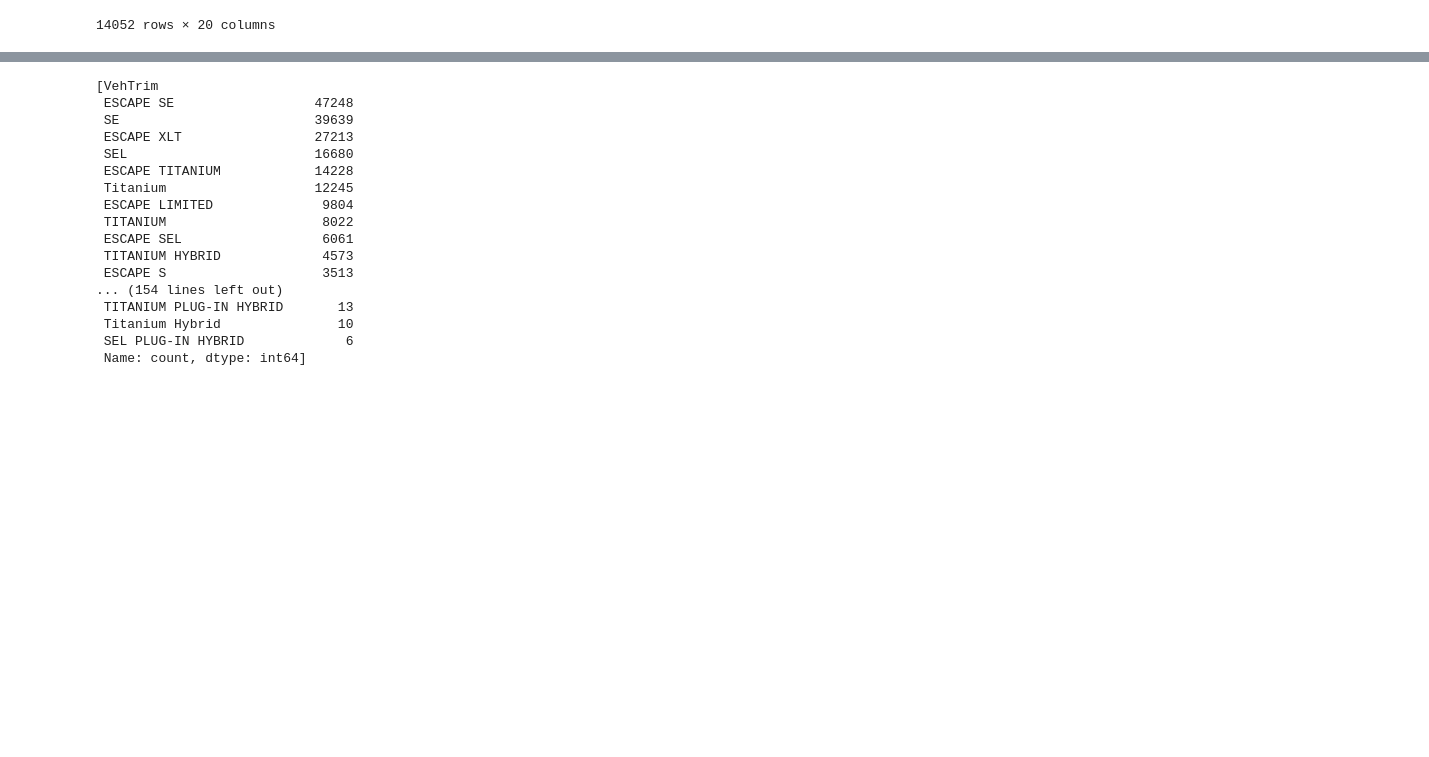
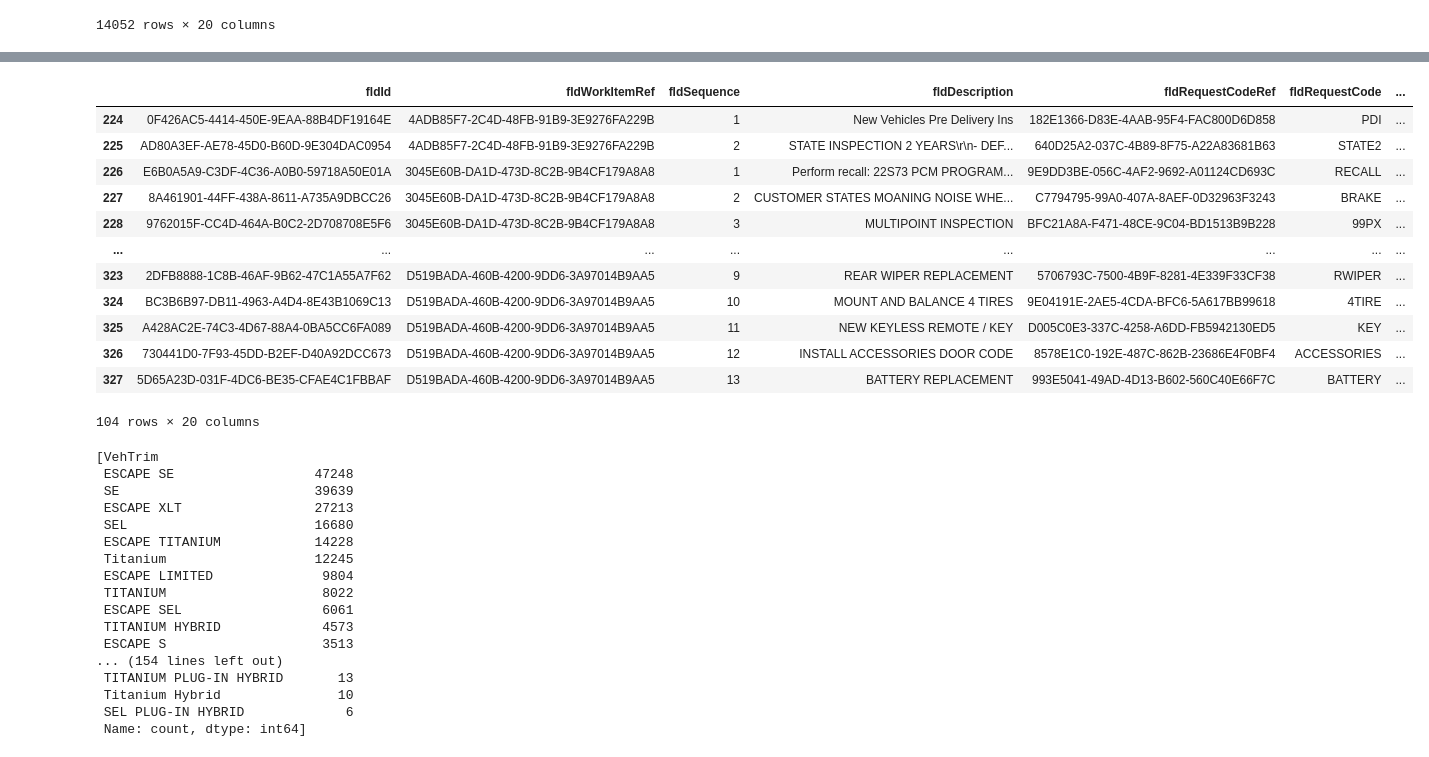
Before and after one commit to MeliPax/SPG, a Jupyter notebook: research/maximus_part_recomendation.ipynb, the cells around one changed output, grey strips where cells are left out. Drawn from its saved outputs; the diff is of its cells as text; code cells hidden in the pictures; blank space fills up the shorter version.

```diff
--- a/research/maximus_part_recomendation.ipynb
+++ b/research/maximus_part_recomendation.ipynb
@@ -1820,11 +1820,17 @@ def get_Veh_Trim(VinList, interval=1):
     print(f"Chrome Fetch complete for {len(VinList)} Vins. it took : {(end_time - start).total_seconds()} seconds")
 
     veh_obj_dict = {}
+    # all_searches_dict = {}
     for key, vals in fetched_data.items():
         responseStatus = vals["vehicleDescription"]["responseStatus"]["responseCode"]
 
         if responseStatus == "Unsuccessful":
-            continue
+            veh_obj_dict[key] = {
+                        'VehTrim': "Unavailable Vin in Chrome",
+                        'VehMakeYear' : "",
+                        'VehModel' : "" ,
+                        'VehMake' : ""
+                        }
 
         elif responseStatus in ["Successful", "ConditionallySuccessful"]:
             veh_obj_dict[key] = {
@@ -2003,8 +2009,8 @@ def fill_req_tb_missing_trim_data(
     request_tbl_df[cols] = request_tbl_df_i[cols].to_numpy()
 
 
-    print(f"Done updating request_tbl. Common vins that should be updated: {len(search_VIn_trim_details)}")
-
+    print(f"Done updating request_tbl. Common vins that should be updated: /n")
+    display(search_VIn_trim_details)
     # merged = req_common.merge(
     #     search_common[["VehVin", "VehMakeYear", "VehModel", "VehMake", "VehTrim"]],
     #     on="VehVin",
@@ -2128,25 +2134,20 @@ def fill_in_missing_trim(req_df, loading_from_local = False):
     Searched_Veh_VIN_and_trim_df = get_Veh_Trim(list_of_VINs_missing_Trim[:10])
 
 
-    # print("fill_in_missing_trim(req_df) test")
-    # display(Searched_Veh_VIN_and_trim_df.iloc[:3])
-
-    # Fill Request tbl with queried trim details
-    # cols_to_check_list
-
     if not are_there_results_to_update(Searched_Veh_VIN_and_trim_df) or len(Searched_Veh_VIN_and_trim_df.columns.to_list())<1:
 
         print(f"fill_in_missing_trim(req_df) : Test - List before fill {Searched_Veh_VIN_and_trim_df.columns.to_list()}")
+
         return req_df
+
 
 
     filled_trim_values = fill_req_tb_missing_trim_data(req_df, Searched_Veh_VIN_and_trim_df)
 
     if loading_from_local == False:
-
-
+        complete_trim_details = Searched_Veh_VIN_and_trim_df[Searched_Veh_VIN_and_trim_df["VehTrim"] != "Unavailable Vin in Chrome"]
         # Save searched details into the local DF
-        save_veh_trim_to_local_db(Searched_Veh_VIN_and_trim_df)
+        save_veh_trim_to_local_db(complete_trim_details)
 
     return filled_trim_values
 
@@ -2610,4 +2667,15 @@ combined_df[combined_df["VehTrim"].str.contains('unknown', case=False, na=False)
 | 385913 | FBE42767-E855-418A-A601-D35D8241EE2D | 415C40ED-4E9F-4DDE-9549-E255947AE521 | 1 | CUSTOMER STATES TRANSMISSION CAUS... | 3E1BB667-19AA-46D6-A8E1-D8617B904002 | 07FOZ | ... |
 14052 rows × 20 columns
 # %%
+
+# Get list of VIN to search
+# display(request_tbl.head())
+list_of_VINs_missing_Trim = check_missing_trim_data(combined_df)
+
+
+# print(f"List of vins_missing trims: {list_of_VINs_missing_Trim}")
+# If there are no records missing trim, the return original request_tbl
+if len(list_of_VINs_missing_Trim)>1:
+    # Chrome vins  to get Vehicle Trim details
+    Searched_Veh_VIN_and_trim_df = get_Veh_Trim(list_of_VINs_missing_Trim[:10])
 # %% [output]
@@ -2627,2 +2699,20 @@ combined_df[combined_df["VehTrim"].str.contains('unknown', case=False, na=False)
+# %%
+(combined_df[combined_df["VehVin"].isin(Searched_Veh_VIN_and_trim_df["VehVin"].unique().tolist())]
+
+ )
+# %% [output]
+|  | fldId | fldWorkItemRef | fldSequence | fldDescription | fldRequestCodeRef | fldRequestCode | ... |
+| 224 | 0F426AC5-4414-450E-9EAA-88B4DF19164E | 4ADB85F7-2C4D-48FB-91B9-3E9276FA229B | 1 | New Vehicles Pre Delivery Ins | 182E1366-D83E-4AAB-95F4-FAC800D6D858 | PDI | ... |
+| 225 | AD80A3EF-AE78-45D0-B60D-9E304DAC0954 | 4ADB85F7-2C4D-48FB-91B9-3E9276FA229B | 2 | STATE INSPECTION 2 YEARS\r\n- DEF... | 640D25A2-037C-4B89-8F75-A22A83681B63 | STATE2 | ... |
+| 226 | E6B0A5A9-C3DF-4C36-A0B0-59718A50E01A | 3045E60B-DA1D-473D-8C2B-9B4CF179A8A8 | 1 | Perform recall: 22S73 PCM PROGRAM... | 9E9DD3BE-056C-4AF2-9692-A01124CD693C | RECALL | ... |
+| 227 | 8A461901-44FF-438A-8611-A735A9DBCC26 | 3045E60B-DA1D-473D-8C2B-9B4CF179A8A8 | 2 | CUSTOMER STATES MOANING NOISE WHE... | C7794795-99A0-407A-8AEF-0D32963F3243 | BRAKE | ... |
+| 228 | 9762015F-CC4D-464A-B0C2-2D708708E5F6 | 3045E60B-DA1D-473D-8C2B-9B4CF179A8A8 | 3 | MULTIPOINT INSPECTION | BFC21A8A-F471-48CE-9C04-BD1513B9B228 | 99PX | ... |
+| ... | ... | ... | ... | ... | ... | ... | ... |
+| 323 | 2DFB8888-1C8B-46AF-9B62-47C1A55A7F62 | D519BADA-460B-4200-9DD6-3A97014B9AA5 | 9 | REAR WIPER REPLACEMENT | 5706793C-7500-4B9F-8281-4E339F33CF38 | RWIPER | ... |
+| 324 | BC3B6B97-DB11-4963-A4D4-8E43B1069C13 | D519BADA-460B-4200-9DD6-3A97014B9AA5 | 10 | MOUNT AND BALANCE 4 TIRES | 9E04191E-2AE5-4CDA-BFC6-5A617BB99618 | 4TIRE | ... |
+| 325 | A428AC2E-74C3-4D67-88A4-0BA5CC6FA089 | D519BADA-460B-4200-9DD6-3A97014B9AA5 | 11 | NEW KEYLESS REMOTE / KEY | D005C0E3-337C-4258-A6DD-FB5942130ED5 | KEY | ... |
+| 326 | 730441D0-7F93-45DD-B2EF-D40A92DCC673 | D519BADA-460B-4200-9DD6-3A97014B9AA5 | 12 | INSTALL ACCESSORIES DOOR CODE | 8578E1C0-192E-487C-862B-23686E4F0BF4 | ACCESSORIES | ... |
+| 327 | 5D65A23D-031F-4DC6-BE35-CFAE4C1FBBAF | D519BADA-460B-4200-9DD6-3A97014B9AA5 | 13 | BATTERY REPLACEMENT | 993E5041-49AD-4D13-B602-560C40E66F7C | BATTERY | ... |
+104 rows × 20 columns
 # %%
 
```
Also changed, not shown: parts of 6 cells of this notebook.
